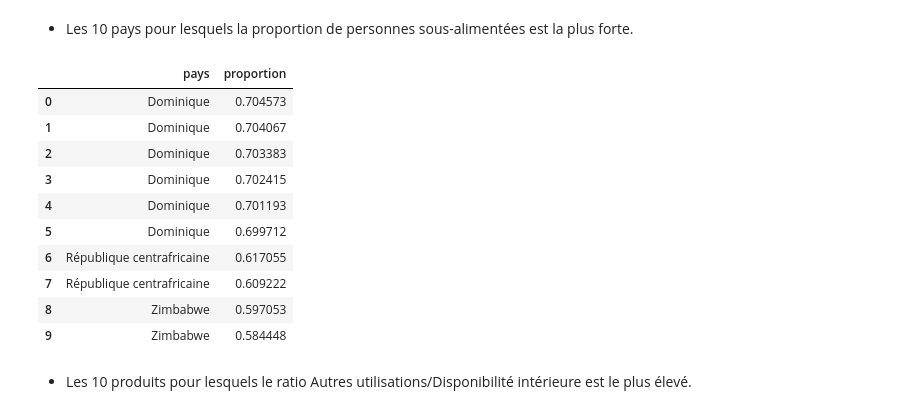
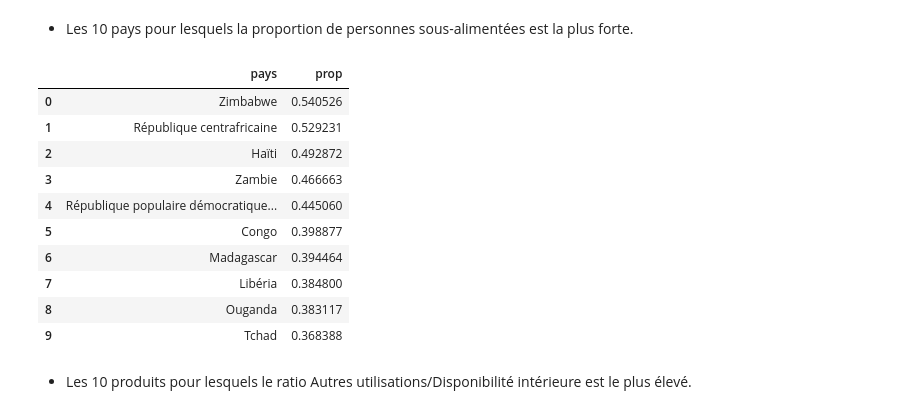
Before and after one commit to FranckDELRUE/OCR-Projet-3, a Jupyter notebook: Projet 3 - Survey.ipynb, the cells around one changed output. Drawn from its saved outputs; the diff is of its cells as text; code cells hidden in the pictures.

```diff
--- a/Projet 3 - Survey.ipynb
+++ b/Projet 3 - Survey.ipynb
@@ -1132,19 +1241,19 @@ pd.read_sql_query("SELECT pays, annee, sum(pertes) * 1000  AS total_pertes FROM
 # %% [markdown]
 * Les 10 pays pour lesquels la proportion de personnes sous-alimentées est la plus forte.
 # %%
-pd.read_sql_query("SELECT sous_nutrition.pays, nb_personnes / population AS proportion FROM sous_nutrition INNER JOIN population ON (sous_nutrition.annee = population.annee AND sous_nutrition.pays = population.pays) ORDER BY proportion DESC LIMIT 10", conn)
+pd.read_sql_query("SELECT pays, AVG(proportion) AS prop FROM (SELECT sous_nutrition.pays, nb_personnes / population AS proportion FROM sous_nutrition INNER JOIN population ON (sous_nutrition.annee = population.annee AND sous_nutrition.pays = population.pays) GROUP BY population.pays, population.annee) GROUP BY pays ORDER BY prop DESC LIMIT 10", conn)
 # %% [output]
-|  | pays | proportion |
-| 0 | Dominique | 0.704573 |
-| 1 | Dominique | 0.704067 |
-| 2 | Dominique | 0.703383 |
-| 3 | Dominique | 0.702415 |
-| 4 | Dominique | 0.701193 |
-| 5 | Dominique | 0.699712 |
-| 6 | République centrafricaine | 0.617055 |
-| 7 | République centrafricaine | 0.609222 |
-| 8 | Zimbabwe | 0.597053 |
-| 9 | Zimbabwe | 0.584448 |
+|  | pays | prop |
+| 0 | Zimbabwe | 0.540526 |
+| 1 | République centrafricaine | 0.529231 |
+| 2 | Haïti | 0.492872 |
+| 3 | Zambie | 0.466663 |
+| 4 | République populaire démocratique... | 0.445060 |
+| 5 | Congo | 0.398877 |
+| 6 | Madagascar | 0.394464 |
+| 7 | Libéria | 0.384800 |
+| 8 | Ouganda | 0.383117 |
+| 9 | Tchad | 0.368388 |
 # %% [markdown]
 * Les 10 produits pour lesquels le ratio Autres utilisations/Disponibilité intérieure est le plus élevé.
 # %%
```
Also changed, not shown: parts of 11 cells of this notebook, 3 other files.
